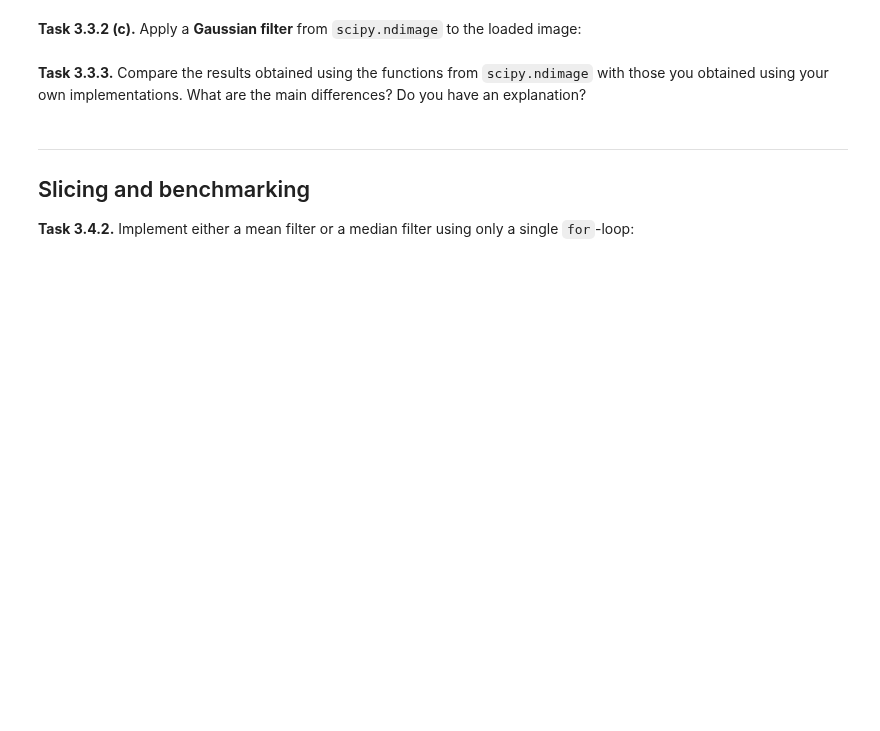
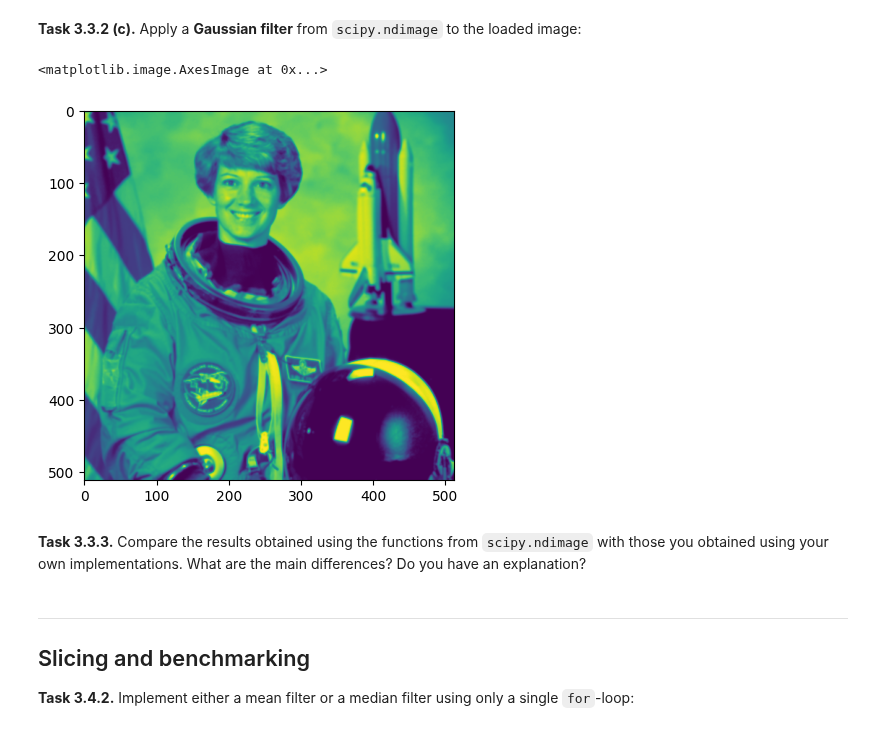
Before and after one commit to JanFelixSchreiber/mobi-fs3-python, a Jupyter notebook: task3.ipynb, the cells around one changed output. Drawn from its saved outputs; the diff is of its cells as text; code cells hidden in the pictures; blank space fills up the shorter version.

```diff
--- a/task3.ipynb
+++ b/task3.ipynb
@@ -109,5 +121,10 @@ assert numpy.allclose(medianfilter(img,5), med5, atol=1/255)
 # %% [markdown]
 **<a id="#">Task 3.3.2 (c).</a>** Apply a **Gaussian filter** from `scipy.ndimage` to the loaded image:
+# %%
+plt.imshow(scipy.ndimage.gaussian_filter(img, 1))
+# %% [output]
+<matplotlib.image.AxesImage at 0x...>
+[figure, added]
 # %% [markdown]
 **<a id="#">Task 3.3.3.</a>** Compare the results obtained using the functions from `scipy.ndimage` with those you obtained using your own implementations. What are the main differences? Do you have an explanation?
 # %% [markdown]
```
Also changed, not shown: parts of 8 cells of this notebook.
